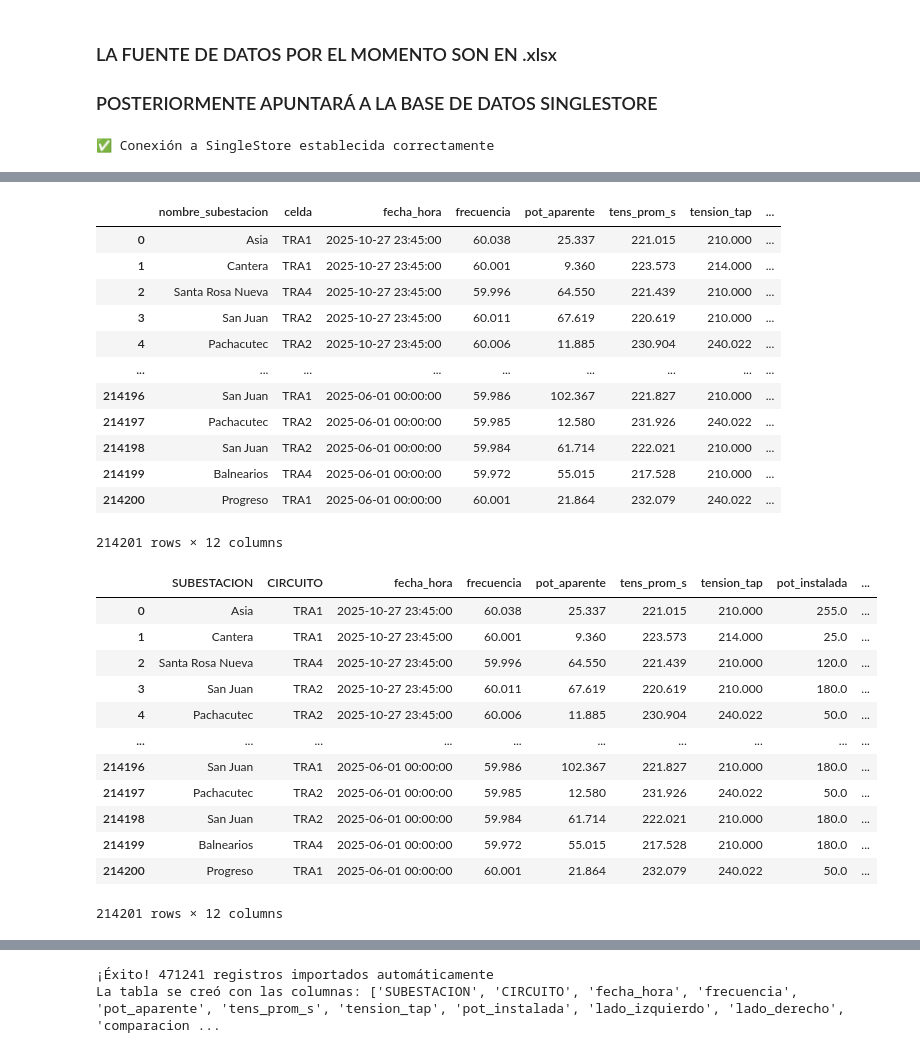
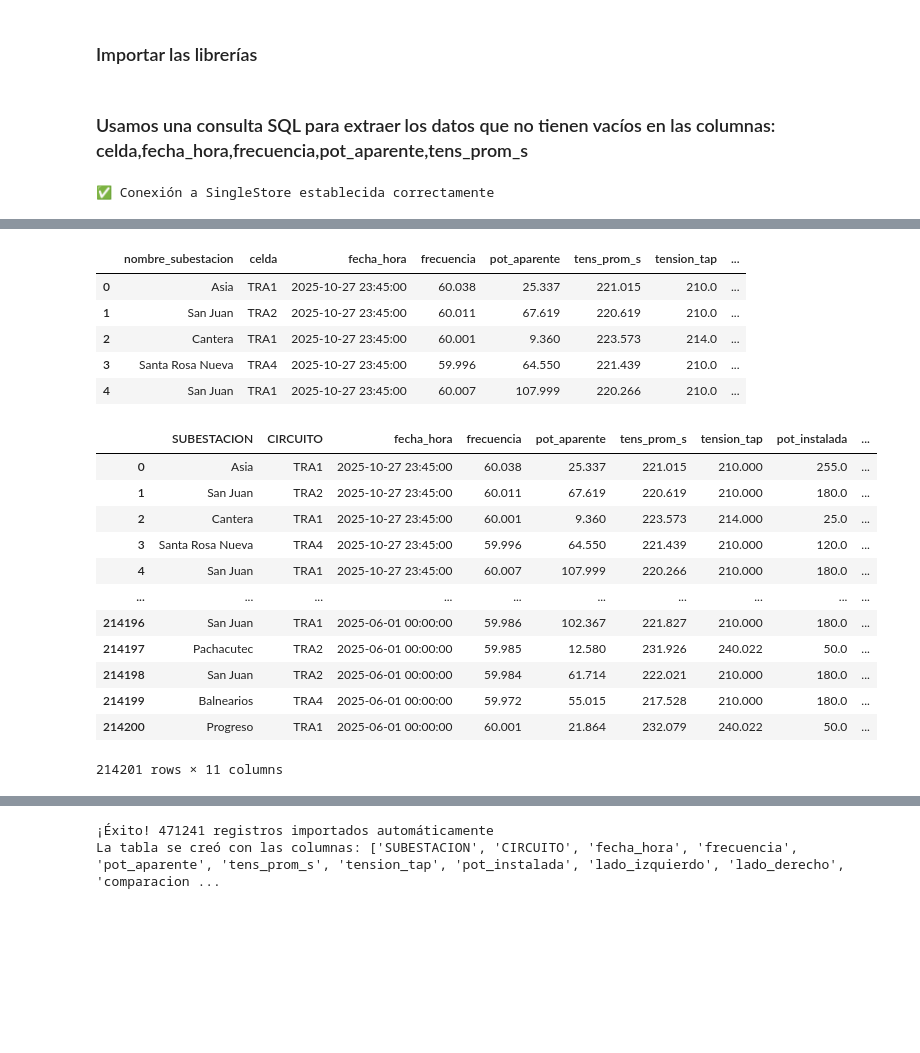
Before and after one commit to ronaldquispeO/Transformadores_R-D, a Jupyter notebook: notebooks/Vex.ipynb, the cells around one changed output, grey strips where cells are left out. Saved outputs shown, nothing was run; the diff lists cells and outputs as text; code cells hidden in the pictures; blank space fills up the shorter version.

```diff
--- a/notebooks/Vex.ipynb
+++ b/notebooks/Vex.ipynb
@@ -1,11 +1,12 @@
+# %% [markdown]
+### Importar las librerías
 # %%
 import pandas as pd
 import psycopg2
 import pymysql
 detalles = pd.read_excel(r'C:\Users\roquispec\OneDrive - LUZ DEL SUR S.A.A\Documentos\Estudios de Ingreso\ProyectoRyD_V2\Basededatos\detalles_transformadores.xlsx')
-# %% [markdown]
-### LA FUENTE DE DATOS POR EL MOMENTO SON EN .xlsx
-### POSTERIORMENTE APUNTARÁ A LA BASE DE DATOS SINGLESTORE
+# %% [markdown]
+### Usamos una consulta SQL para extraer los datos que no tienen vacíos en las columnas: celda,fecha_hora,frecuencia,pot_aparente,tens_prom_s
 # %%
 import pandas as pd
 import pymysql
@@ -134,6 +135,7 @@ finally:
     if 'connection' in locals() and connection.open:
         connection.close()
         print("🔒 Conexión cerrada")
+df.head()
 # %% [output]
 ✅ Conexión a SingleStore establecida correctamente
 ✅ Datos extraídos: 214201 registros
@@ -155,34 +157,27 @@ finally:
 🔒 Conexión cerrada
+|  | nombre_subestacion | celda | fecha_hora | frecuencia | pot_aparente | tens_prom_s | tension_tap | ... |
+| 0 | Asia | TRA1 | 2025-10-27 23:45:00 | 60.038 | 25.337 | 221.015 | 210.0 | ... |
+| 1 | San Juan | TRA2 | 2025-10-27 23:45:00 | 60.011 | 67.619 | 220.619 | 210.0 | ... |
+| 2 | Cantera | TRA1 | 2025-10-27 23:45:00 | 60.001 | 9.360 | 223.573 | 214.0 | ... |
+| 3 | Santa Rosa Nueva | TRA4 | 2025-10-27 23:45:00 | 59.996 | 64.550 | 221.439 | 210.0 | ... |
+| 4 | San Juan | TRA1 | 2025-10-27 23:45:00 | 60.007 | 107.999 | 220.266 | 210.0 | ... |
-# %%
-df
-# %% [output]
-|  | nombre_subestacion | celda | fecha_hora | frecuencia | pot_aparente | tens_prom_s | tension_tap | ... |
-| 0 | Asia | TRA1 | 2025-10-27 23:45:00 | 60.038 | 25.337 | 221.015 | 210.000 | ... |
-| 1 | Cantera | TRA1 | 2025-10-27 23:45:00 | 60.001 | 9.360 | 223.573 | 214.000 | ... |
-| 2 | Santa Rosa Nueva | TRA4 | 2025-10-27 23:45:00 | 59.996 | 64.550 | 221.439 | 210.000 | ... |
-| 3 | San Juan | TRA2 | 2025-10-27 23:45:00 | 60.011 | 67.619 | 220.619 | 210.000 | ... |
-| 4 | Pachacutec | TRA2 | 2025-10-27 23:45:00 | 60.006 | 11.885 | 230.904 | 240.022 | ... |
-| ... | ... | ... | ... | ... | ... | ... | ... | ... |
-| 214196 | San Juan | TRA1 | 2025-06-01 00:00:00 | 59.986 | 102.367 | 221.827 | 210.000 | ... |
-| 214197 | Pachacutec | TRA2 | 2025-06-01 00:00:00 | 59.985 | 12.580 | 231.926 | 240.022 | ... |
-| 214198 | San Juan | TRA2 | 2025-06-01 00:00:00 | 59.984 | 61.714 | 222.021 | 210.000 | ... |
-| 214199 | Balnearios | TRA4 | 2025-06-01 00:00:00 | 59.972 | 55.015 | 217.528 | 210.000 | ... |
-| 214200 | Progreso | TRA1 | 2025-06-01 00:00:00 | 60.001 | 21.864 | 232.079 | 240.022 | ... |
-214201 rows × 12 columns
 # %%
+# Renombrar columnas para hacer 'merge'
 df = df.rename(columns={'nombre_subestacion': 'SUBESTACION','celda':'CIRCUITO'})
+# Eliminar columna cod_scada antes de separarla
+df = df.drop(columns=['cod_scada'])
 df
 # %% [output]
 |  | SUBESTACION | CIRCUITO | fecha_hora | frecuencia | pot_aparente | tens_prom_s | tension_tap | pot_instalada | ... |
 | 0 | Asia | TRA1 | 2025-10-27 23:45:00 | 60.038 | 25.337 | 221.015 | 210.000 | 255.0 | ... |
-| 1 | Cantera | TRA1 | 2025-10-27 23:45:00 | 60.001 | 9.360 | 223.573 | 214.000 | 25.0 | ... |
-| 2 | Santa Rosa Nueva | TRA4 | 2025-10-27 23:45:00 | 59.996 | 64.550 | 221.439 | 210.000 | 120.0 | ... |
-| 3 | San Juan | TRA2 | 2025-10-27 23:45:00 | 60.011 | 67.619 | 220.619 | 210.000 | 180.0 | ... |
-| 4 | Pachacutec | TRA2 | 2025-10-27 23:45:00 | 60.006 | 11.885 | 230.904 | 240.022 | 50.0 | ... |
+| 1 | San Juan | TRA2 | 2025-10-27 23:45:00 | 60.011 | 67.619 | 220.619 | 210.000 | 180.0 | ... |
+| 2 | Cantera | TRA1 | 2025-10-27 23:45:00 | 60.001 | 9.360 | 223.573 | 214.000 | 25.0 | ... |
+| 3 | Santa Rosa Nueva | TRA4 | 2025-10-27 23:45:00 | 59.996 | 64.550 | 221.439 | 210.000 | 120.0 | ... |
+| 4 | San Juan | TRA1 | 2025-10-27 23:45:00 | 60.007 | 107.999 | 220.266 | 210.000 | 180.0 | ... |
 | ... | ... | ... | ... | ... | ... | ... | ... | ... | ... |
 | 214196 | San Juan | TRA1 | 2025-06-01 00:00:00 | 59.986 | 102.367 | 221.827 | 210.000 | 180.0 | ... |
 | 214197 | Pachacutec | TRA2 | 2025-06-01 00:00:00 | 59.985 | 12.580 | 231.926 | 240.022 | 50.0 | ... |
 | 214198 | San Juan | TRA2 | 2025-06-01 00:00:00 | 59.984 | 61.714 | 222.021 | 210.000 | 180.0 | ... |
 | 214199 | Balnearios | TRA4 | 2025-06-01 00:00:00 | 59.972 | 55.015 | 217.528 | 210.000 | 180.0 | ... |
 | 214200 | Progreso | TRA1 | 2025-06-01 00:00:00 | 60.001 | 21.864 | 232.079 | 240.022 | 50.0 | ... |
-214201 rows × 12 columns
+214201 rows × 11 columns
```
Also changed, not shown: parts of 7 cells of this notebook, 5 other files.
